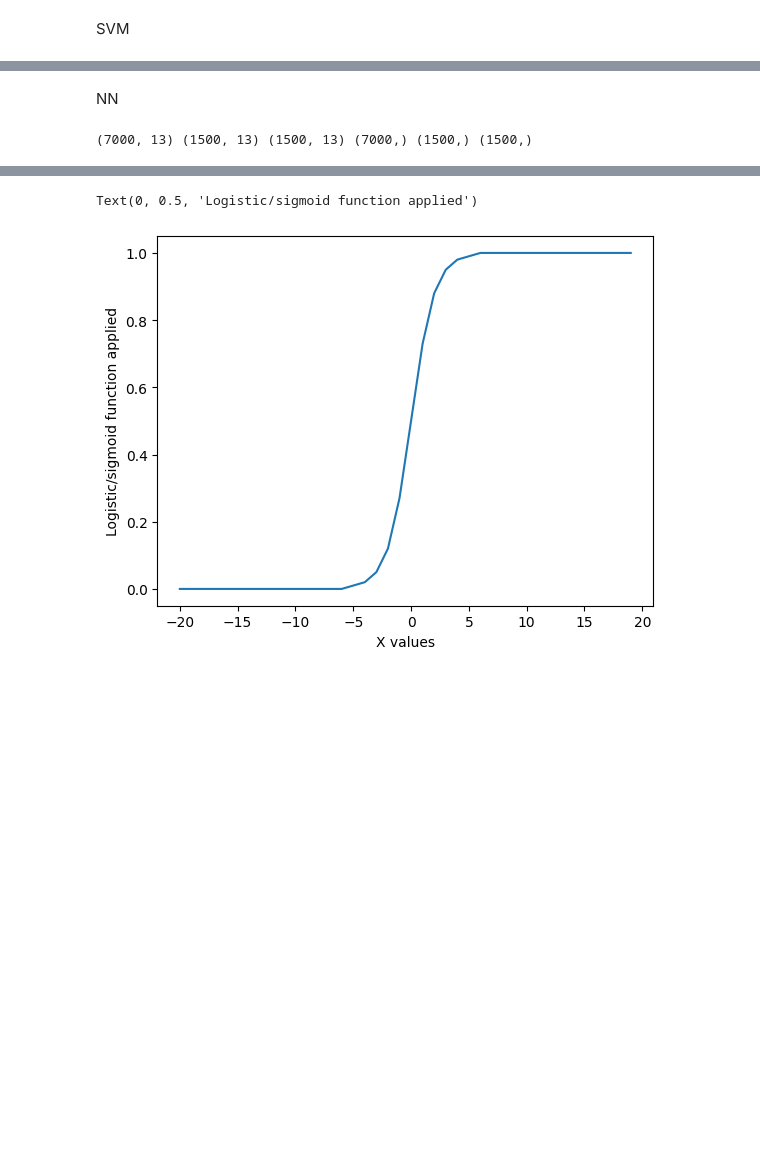
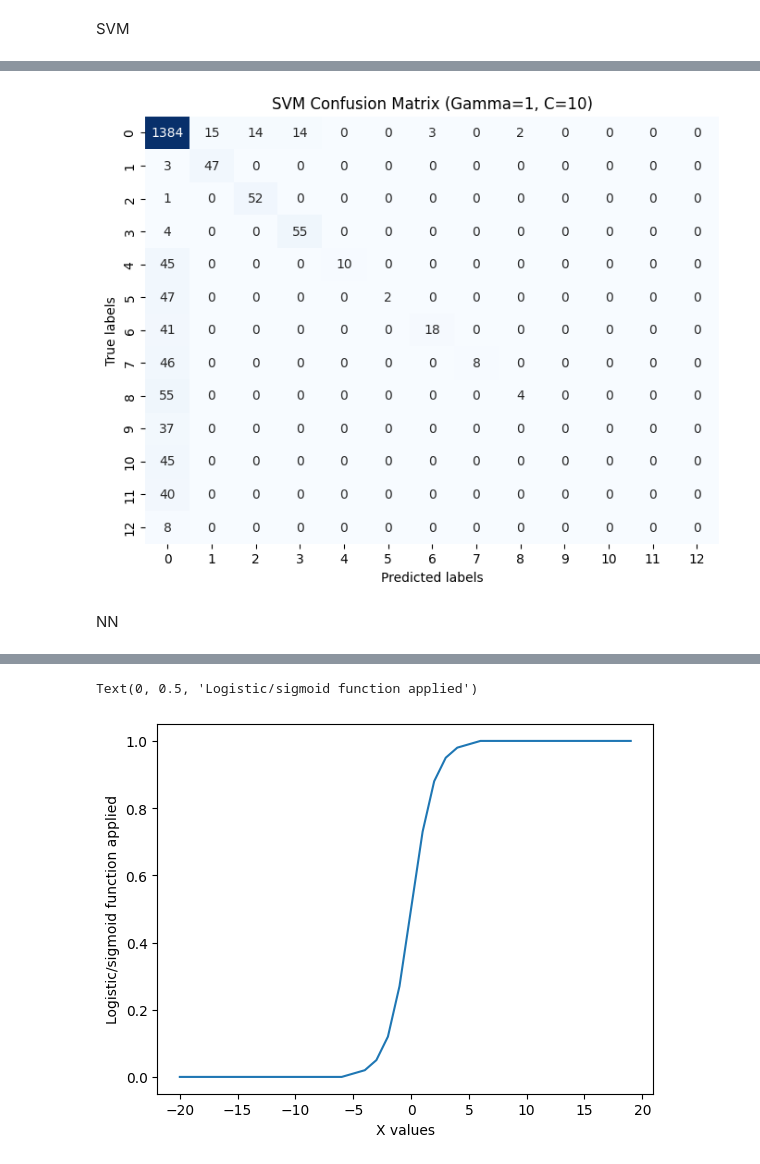
Before and after one commit to seifahmed2004/ML-Project, a Jupyter notebook: ML_project.ipynb, the cells around one changed output, grey strips where cells are left out. Saved outputs shown, nothing was run; the diff lists cells and outputs as text; code cells hidden in the pictures; blank space fills up the shorter version.

```diff
--- a/ML_project.ipynb
+++ b/ML_project.ipynb
@@ -153,10 +147,5 @@ df.fillna(method ='ffill', inplace = True)
-# %%
-X_train, X_test, y_train, y_test = train_test_split(X, y, test_size = 0.25)
 # %%
 from sklearn.linear_model import LinearRegression
-
 modelL = LinearRegression()
-
-modelL.fit(X_train, y_train)
-print(modelL.score(X_test, y_test))
+modelL.fit(X_train_normalized, y_train)
 # %% [output]
@@ -265,14 +248,0 @@ y = df.iloc[:, -1]
-# %%
-from sklearn.preprocessing import StandardScaler
-
-
-X_train, X_test, y_train, y_test = train_test_split(X, y, test_size=0.2,shuffle = True, random_state=42)
-
-X_train = np.asarray(X_train)
-y_train = np.asarray(y_train)
-X_test = np.asarray(X_test)
-y_test = np.asarray(y_test)
-
-scaler = StandardScaler()
-X_train_normalized = scaler.fit_transform(X_train)
-X_test_normalized = scaler.transform(X_test)
@@ -287,0 +259,3 @@ SVM accuracy:  0.7705
+# %%
+conf_matrix = confusion_matrix(y_test, svm_pred)
+conf_matrix
@@ -288,3 +280,14 @@ SVM accuracy:  0.7705
+# %%
+
+# Plot confusion matrix
+plt.figure(figsize=(8, 6))
+sns.heatmap(conf_matrix, annot=True, fmt="d", cmap="Blues", cbar=False)
+plt.xlabel("Predicted labels")
+plt.ylabel("True labels")
+plt.title("SVM Confusion Matrix (Gamma={}, C={})".format(gamma,c))
+plt.show()
+# %% [output]
+[figure, added]
 # %% [markdown]
 NN
 # %%
@@ -292,12 +295,6 @@ from sklearn import preprocessing
 
 min_max_scaler = preprocessing.MinMaxScaler()
 X_scale = min_max_scaler.fit_transform(X)
-# %%
-X_train, X_val_and_test, Y_train, Y_val_and_test = train_test_split(X_scale, y, test_size=0.3, random_state=1)
-X_val, X_test, Y_val, Y_test = train_test_split(X_val_and_test, Y_val_and_test, test_size=0.5, random_state=1)
-print(X_train.shape, X_val.shape, X_test.shape, Y_train.shape, Y_val.shape, Y_test.shape)
-# %% [output]
-(7000, 13) (1500, 13) (1500, 13) (7000,) (1500,) (1500,)
 # %%
 import pandas as pd
 from sklearn import preprocessing
```
Also changed, not shown: parts of 80 cells of this notebook.
